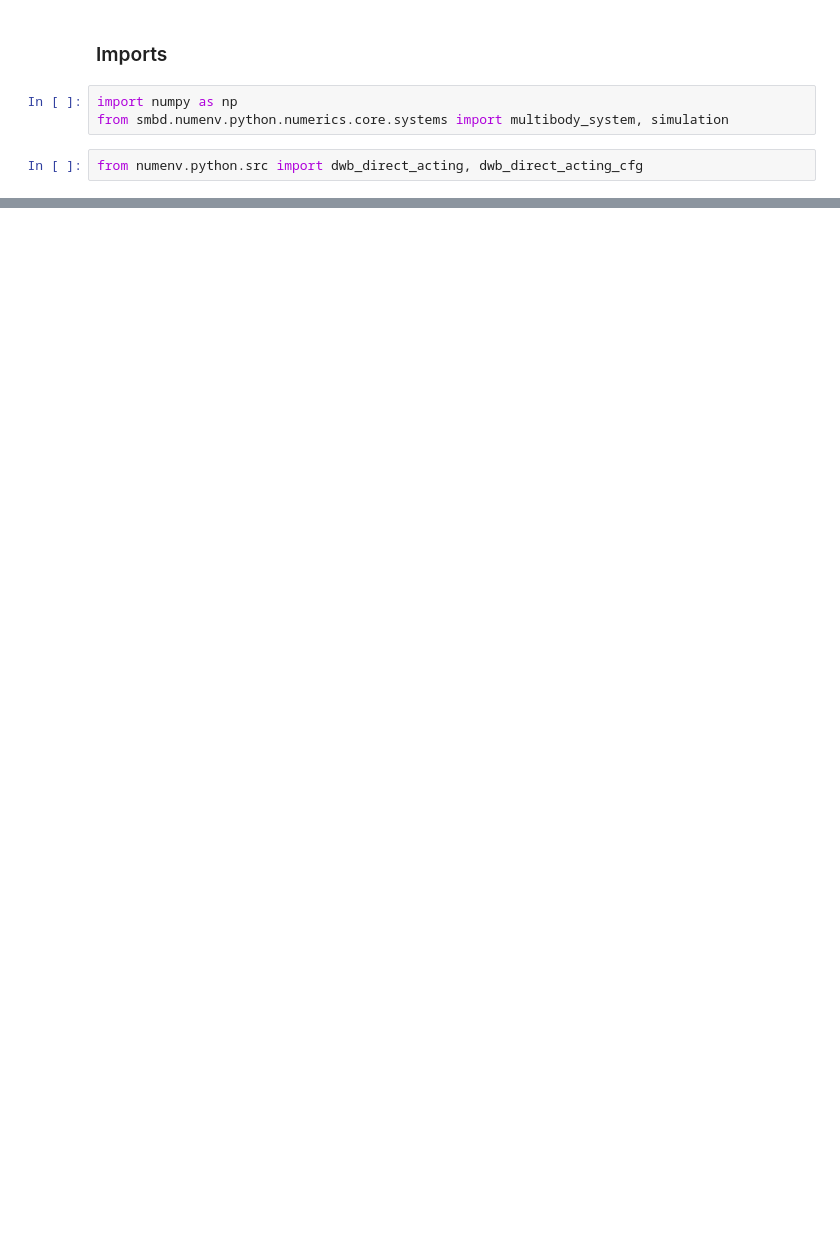
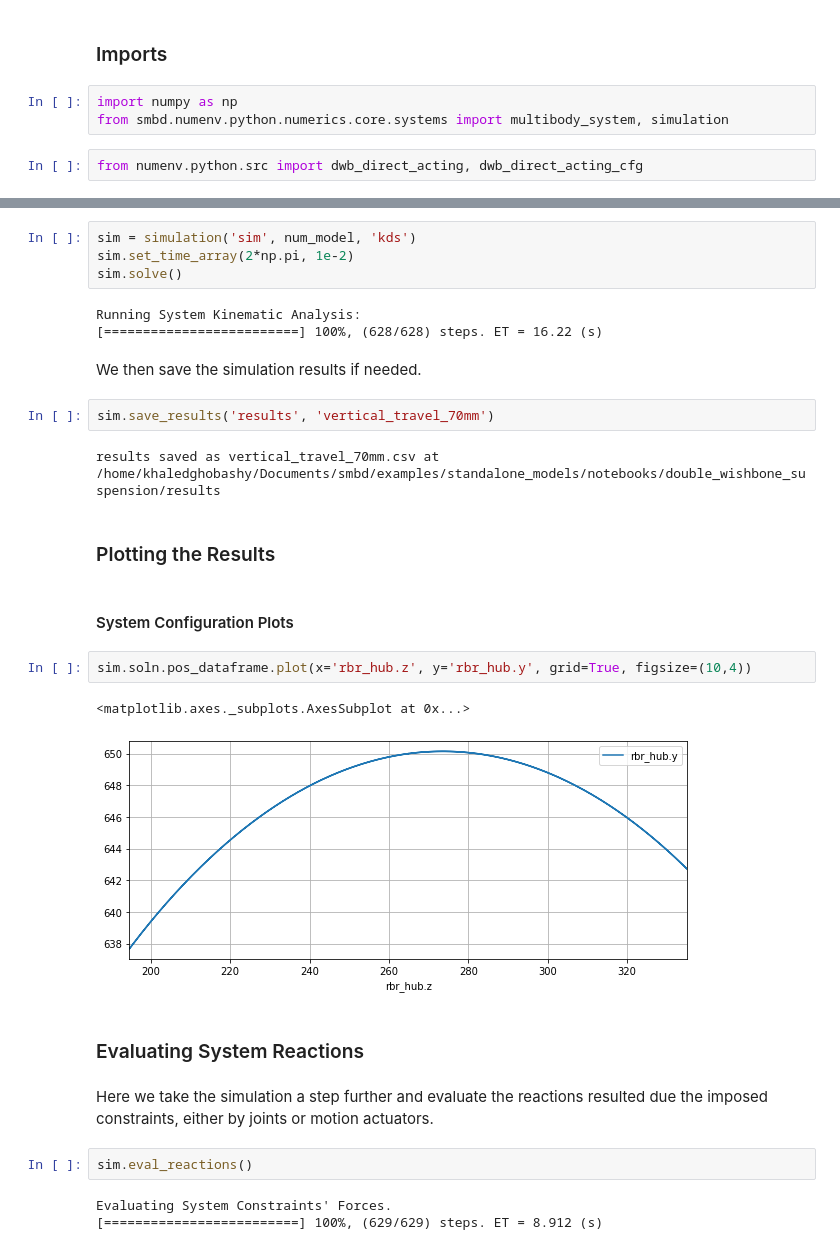
Before and after one commit to khaledghobashy/uraeus_smbd, a Jupyter notebook: examples/standalone_models/notebooks/double_wishbone_suspension/double_wishbone_direct_acting.ipynb, the cells around one changed output, grey strips where cells are left out. Drawn from its saved outputs; the diff is of its cells as text; blank space fills up the shorter version.

```diff
--- a/examples/standalone_models/notebooks/double_wishbone_suspension/double_wishbone_direct_acting.ipynb
+++ b/examples/standalone_models/notebooks/double_wishbone_suspension/double_wishbone_direct_acting.ipynb
@@ -394,0 +522,31 @@ AttributeError: 'inputs' object has no attribute 'hpr_pushrod_rocker'
+# %%
+sim = simulation('sim', num_model, 'kds')
+sim.set_time_array(2*np.pi, 1e-2)
+sim.solve()
+# %% [output]
+Running System Kinematic Analysis:
+[=========================] 100%, (628/628) steps. ET = 16.22 (s)
+# %% [markdown]
+We then save the simulation results if needed.
+# %%
+sim.save_results('results', 'vertical_travel_70mm')
+# %% [output]
+results saved as vertical_travel_70mm.csv at /home/khaledghobashy/Documents/smbd/examples/standalone_models/notebooks/double_wishbone_suspension/results
+# %% [markdown]
+### Plotting the Results
+# %% [markdown]
+#### System Configuration Plots
+# %%
+sim.soln.pos_dataframe.plot(x='rbr_hub.z', y='rbr_hub.y', grid=True, figsize=(10,4))
+# %% [output]
+<matplotlib.axes._subplots.AxesSubplot at 0x...>
+[figure, added]
+# %% [markdown]
+### Evaluating System Reactions
+# %% [markdown]
+Here we take the simulation a step further and evaluate the reactions resulted due the imposed constraints, either by joints or motion actuators.
+# %%
+sim.eval_reactions()
+# %% [output]
+Evaluating System Constraints' Forces.
+[=========================] 100%, (629/629) steps. ET = 8.912 (s)
```
Also changed, not shown: parts of 56 cells of this notebook, 1 other file.
